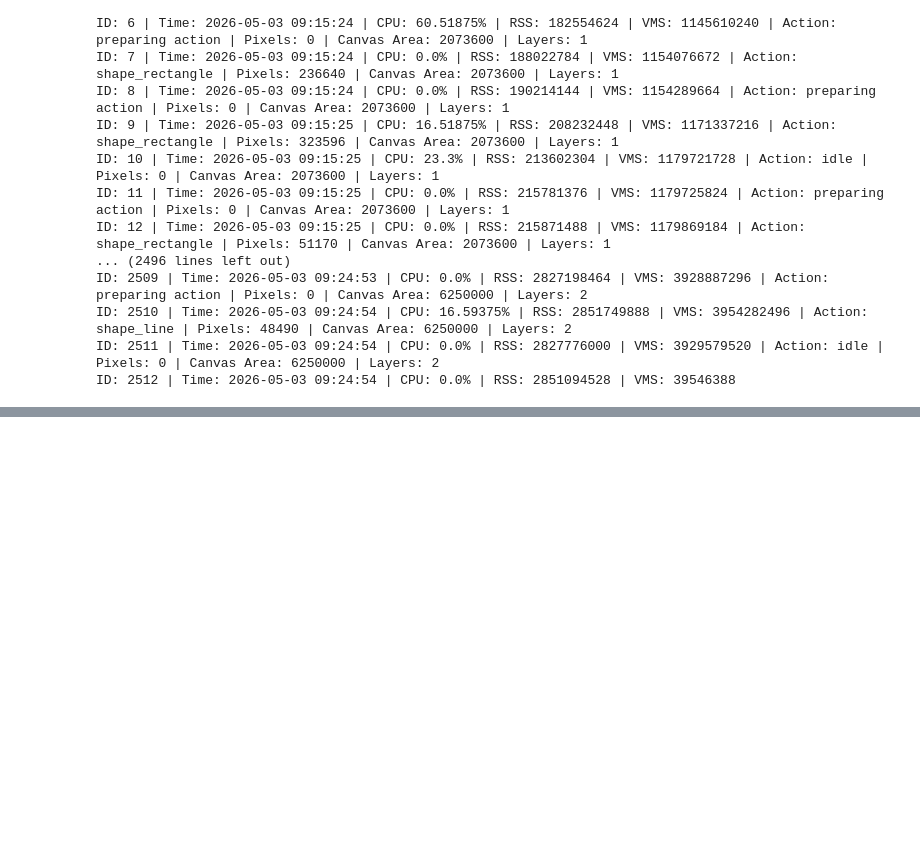
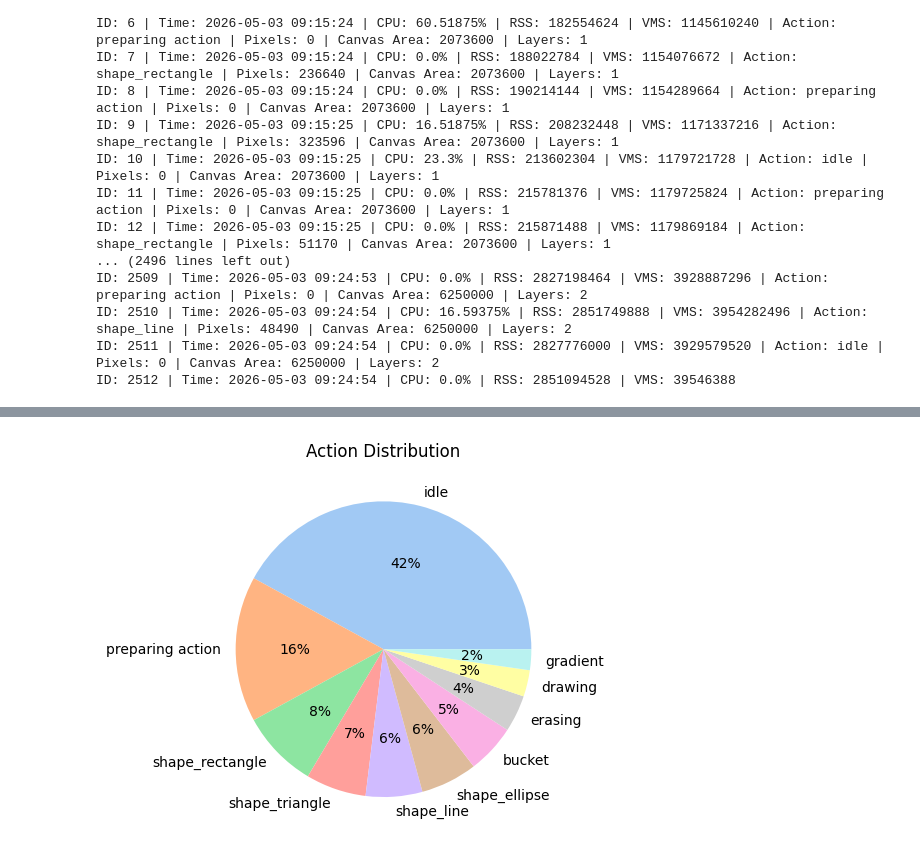
Before and after one commit to sjsu-cs122-s26/drawable-drawing, a Jupyter notebook: Notebooks/Project_Assignment_02.ipynb, the cells around one changed output, grey strips where cells are left out. Drawn from its saved outputs; the diff is of its cells as text; code cells hidden in the pictures; blank space fills up the shorter version.

Commit message:
Feat: added data analysis

```diff
--- a/Notebooks/Project_Assignment_02.ipynb
+++ b/Notebooks/Project_Assignment_02.ipynb
@@ -54,0 +137,6 @@ ID: 2512 | Time: 2026-05-03 09:24:54 | CPU: 0.0% | RSS: 2851094528 | VMS: 395463
+# %%
+plt.pie(data= df, labels =df["action"].unique(), x=list(df["action"].value_counts()), colors=sns.color_palette("pastel"), autopct='%.0f%%')
+plt.title("Action Distribution")
+plt.show()
+# %% [output]
+[figure, added]
```
Also changed, not shown: parts of 14 cells of this notebook, 1 other file.
